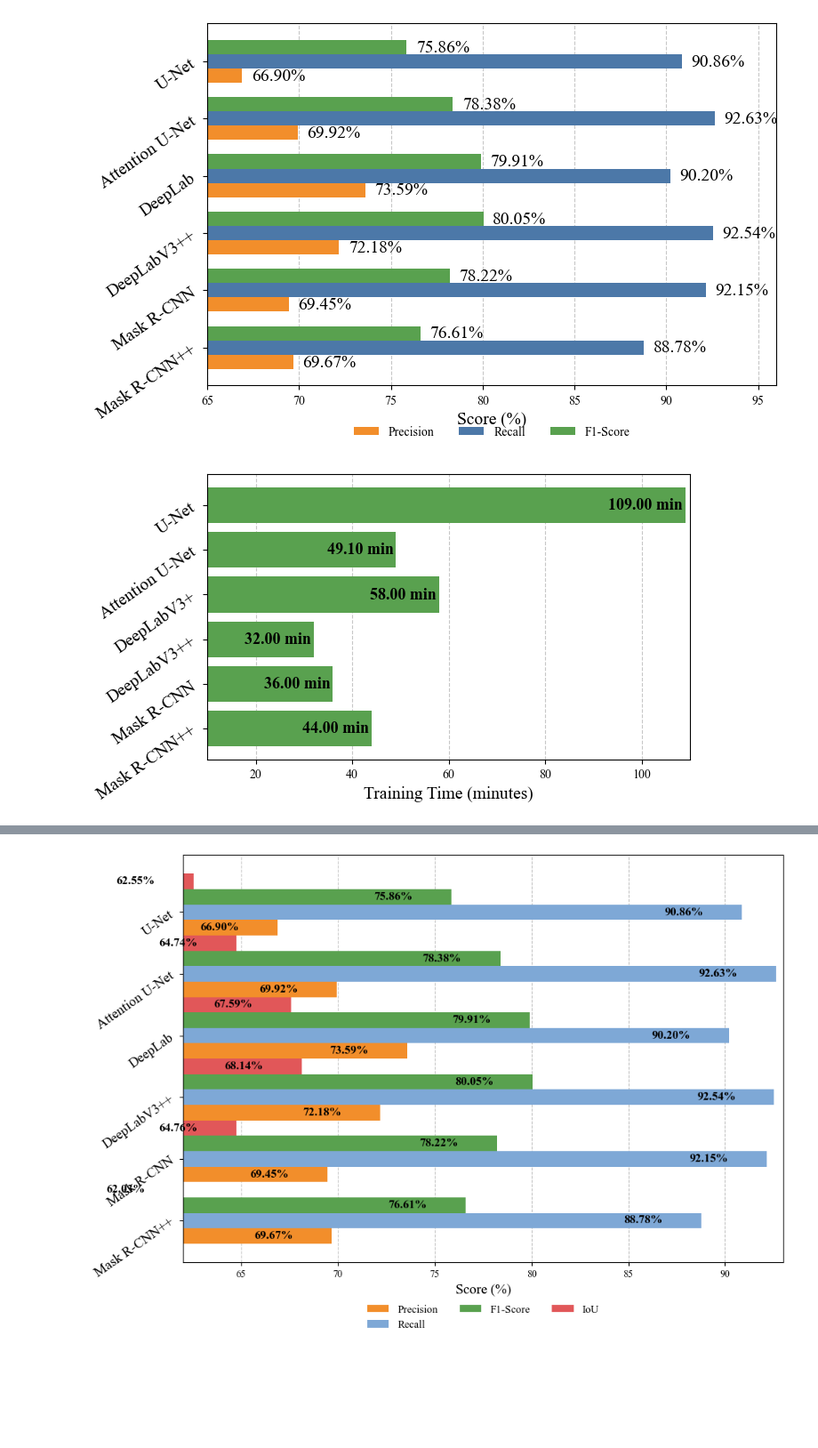
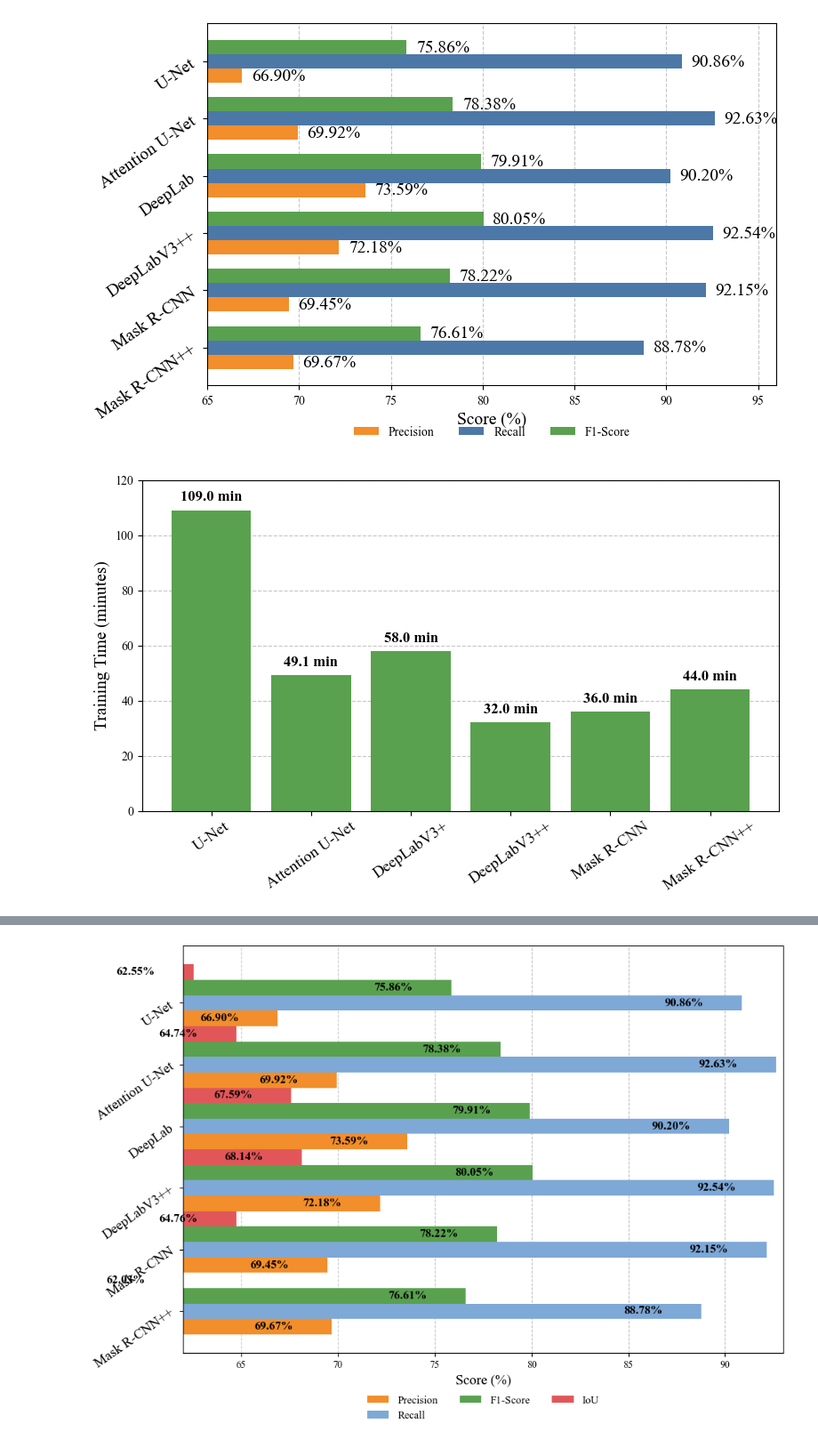
Before and after one commit to ammaster10s/Year3, a Jupyter notebook: Temp/Test.ipynb, the cells around one changed output, grey strips where cells are left out. Shown at 89% size. Cells and saved outputs as stored; diff of their text form; code cells hidden in the pictures; blank space fills up the shorter version.

```diff
--- a/Temp/Test.ipynb
+++ b/Temp/Test.ipynb
@@ -643,41 +643,37 @@ plt.show()
 # %%
 import matplotlib.pyplot as plt
 import numpy as np
 
 # Set font
 plt.rcParams['font.family'] = 'Times New Roman'
 
 # Data
 models = ['U-Net', 'Attention U-Net', 'DeepLabV3+', 'DeepLabV3++', 'Mask R-CNN', 'Mask R-CNN++']
 training_time = [109.0, 49.1, 58.0, 32.0, 36.0, 44.0]
 
-# Reverse for horizontal plotting
-models = models[::-1]
-training_time = training_time[::-1]
-
-# Plot
-fig, ax = plt.subplots(figsize=(7, 4))
-bars = ax.barh(models, training_time,  color="#59A14F")
+# Plot vertical bars (no need to reverse for vertical plotting)
+fig, ax = plt.subplots(figsize=(8, 5))
+bars = ax.bar(models, training_time, color="#59A14F")
 
 # Annotate bars with training time
-for bar, time in zip(bars, training_time):
-        width = bar.get_width()
-        ax.text(width - 0.5, bar.get_y() + bar.get_height() / 2,
-                f'{width:.2f} min', va='center', ha='right', fontsize=13, color='black', fontweight='bold')
+for bar in bars:
+        height = bar.get_height()
+        ax.text(bar.get_x() + bar.get_width()/2, height + 2,
+                        f'{height:.1f} min', ha='center', va='bottom', fontsize=12, fontweight='bold')
 
 # Labels and styling
-ax.set_xlabel('Training Time (minutes)', fontsize=14)
-ax.set_xlim(0, max(training_time) + 15)
-ax.xaxis.grid(True, linestyle='--', alpha=0.7)
+ax.set_ylabel('Training Time (minutes)', fontsize=14)
+ax.set_ylim(0, 120)
+ax.yaxis.grid(True, linestyle='--', alpha=0.7)
 ax.set_axisbelow(True)
-ax.set_xlim(10, 110)
-# Set rotated y-tick labels
-ax.set_yticklabels(models, rotation=35, fontsize=14)
+
+# Set x-tick labels with rotation for better fit
+plt.xticks(fontsize=13, rotation=35)
 
 plt.tight_layout()
 plt.show()
 # %% [output]
-[figure, old version]
+[figure, new version]
 # %%
 import matplotlib.pyplot as plt
 import numpy as np
```
Also changed, not shown: parts of 1 cell of this notebook.
